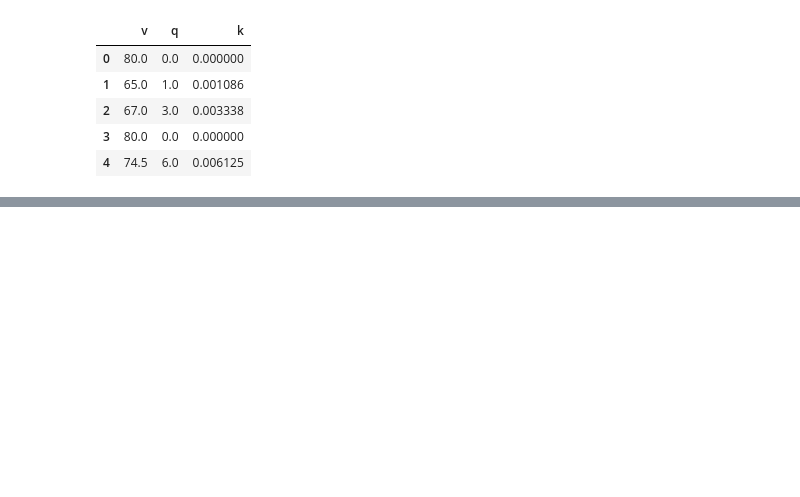
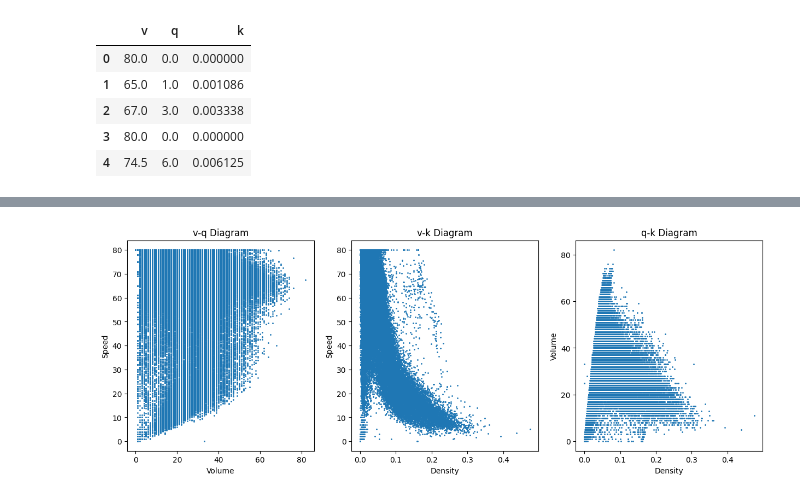
Before and after one commit to jingxuehan0707/ce593, a Jupyter notebook: project_task_03.ipynb, the cells around one changed output, grey strips where cells are left out. Cells and saved outputs as stored; diff of their text form; code cells hidden in the pictures; blank space fills up the shorter version.

```diff
--- a/project_task_03.ipynb
+++ b/project_task_03.ipynb
@@ -126,0 +130,13 @@ plt.show()
+# %%
+for n, station in enumerate(stations):
+
+    station_speed = speed_contour[station].values
+    station_volume = volume_contour[station].values
+    station_density = density_contour[station].values
+
+    if n == 0:
+        station_df = pd.DataFrame({'station_ID': station, 'v': station_speed, 'q': station_volume, 'k': station_density})
+    else:
+        station_df = pd.concat([station_df, pd.DataFrame({'station_ID': station, 'v': station_speed, 'q': station_volume, 'k': station_density})])
+
+station_df.sample(10)
@@ -126,0 +155,24 @@ plt.show()
+# %%
+# Plot v-q, v-k, and q-k diagrams for all stations
+plt.figure(figsize=(15, 5))
+plt.subplot(131)
+plt.scatter(station_df['q'], station_df['v'], s=1)
+plt.xlabel('Volume')
+plt.ylabel('Speed')
+plt.title('v-q Diagram')
+
+plt.subplot(132)
+plt.scatter(station_df['k'], station_df['v'], s=1)
+plt.xlabel('Density')
+plt.ylabel('Speed')
+plt.title('v-k Diagram')
+
+plt.subplot(133)
+plt.scatter(station_df['k'], station_df['q'], s=1)
+plt.xlabel('Density')
+plt.ylabel('Volume')
+plt.title('q-k Diagram')
+
+plt.show()
+# %% [output]
+[figure, added]
```
Also changed, not shown: parts of 6 cells of this notebook.
